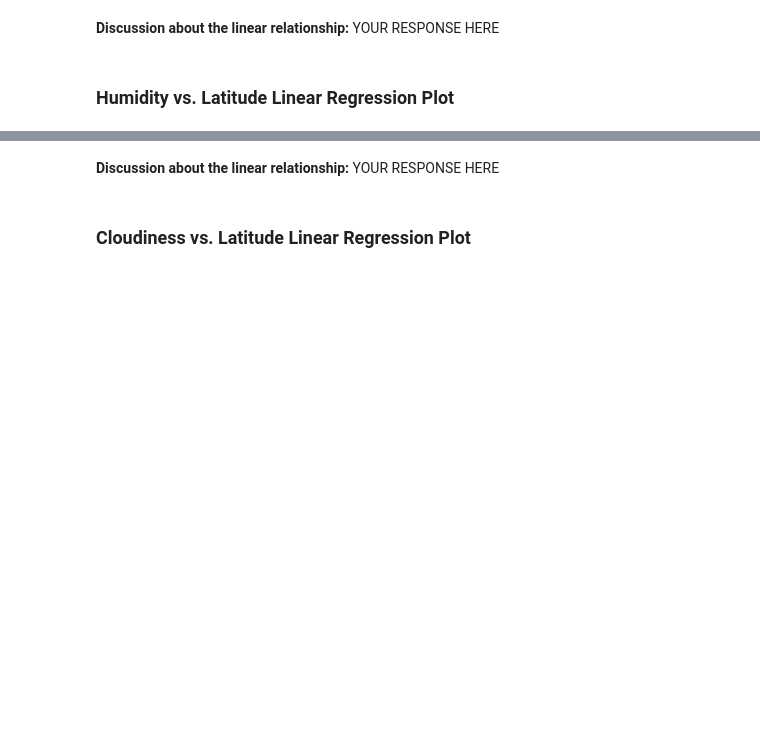
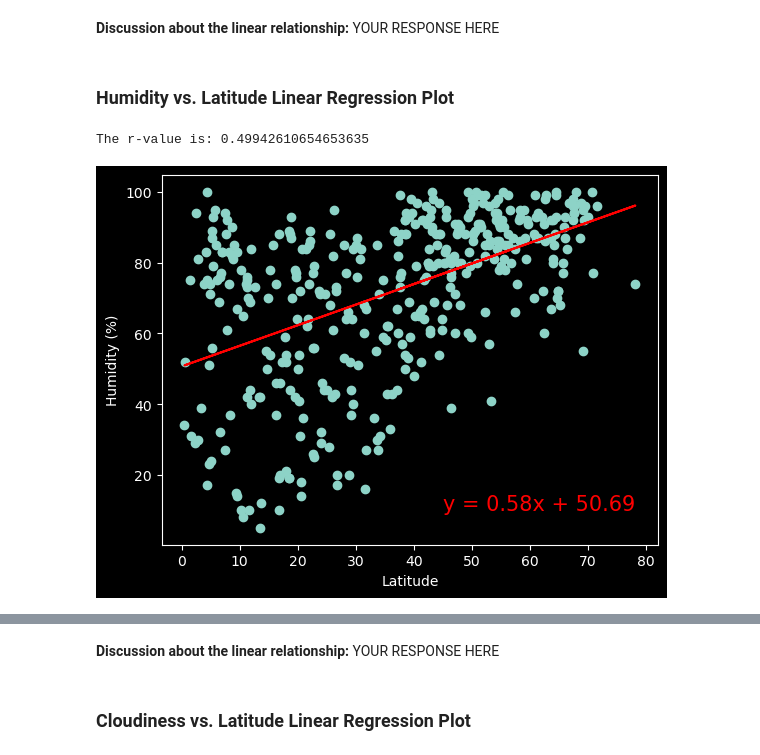
Before and after one commit to KeeganDavis/python-api-challenge, a Jupyter notebook: WeatherPy/WeatherPy.ipynb, the cells around one changed output, grey strips where cells are left out. Saved outputs shown, nothing was run; the diff lists cells and outputs as text; code cells hidden in the pictures; blank space fills up the shorter version.

Commit message:
finished code for scatter plots in WeatherPy

```diff
--- a/WeatherPy/WeatherPy.ipynb
+++ b/WeatherPy/WeatherPy.ipynb
@@ -343,6 +336,12 @@ The r-value is: 0.6376052294511466
 # %%
 # Northern Hemisphere
 humidity_northern = northern_hemi_df['Humidity']
+linregress_plot(latitude_northern, humidity_northern, (45, 10))
+plt.ylabel("Humidity (%)")
+plt.show()
+# %% [output]
+The r-value is: 0.49942610654653635
+[figure, added]
 # %%
 # Southern Hemisphere
 humidity_southern = southern_hemi_df['Humidity']
```
Also changed, not shown: parts of 17 cells of this notebook, 4 other files.
